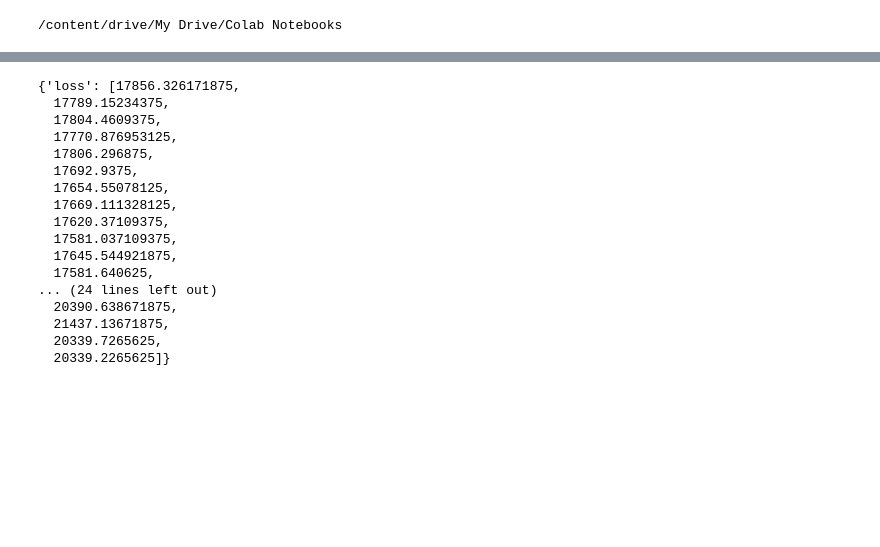
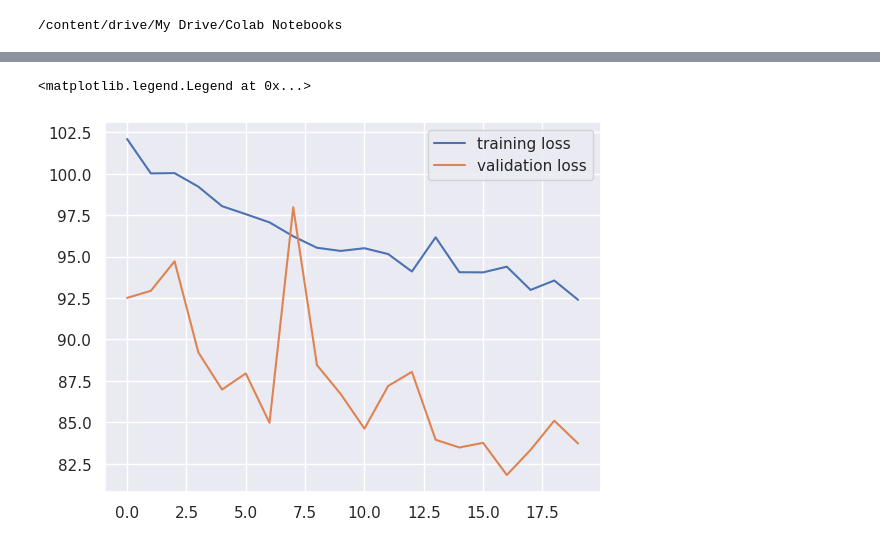
Before and after one commit to blackshield-01/PiC16BGroupProject, a Jupyter notebook: neural_network_test.ipynb, the cells around one changed output, grey strips where cells are left out. Cells and saved outputs as stored; diff of their text form; code cells hidden in the pictures; blank space fills up the shorter version.

```diff
--- a/neural_network_test.ipynb
+++ b/neural_network_test.ipynb
@@ -58,3 +138,9 @@ X_train, X_test, y_train, y_test = train_test_split(X, y, test_size = 0.3)
+# %%
+X = flights[['Date', 'Company Name', 'Stops', 'Duration', 'DayOfWeek', 'Month']]
+X = np.array(X)
+y = flights['Price']
+
+X_train, X_test, y_train, y_test = train_test_split(X, y, test_size = 0.2)
 # %%
 X
 # %% [output]
@@ -75,6 +161,7 @@ model = tf.keras.models.Sequential([
     layers.Dropout(.2),
     layers.Dense(500, activation = 'relu'),
     layers.Dropout(.2),
+    layers.Dense(500, activation = 'relu'),
     layers.Dense(1)
 ])
 # %%
@@ -102,23 +189,10 @@ Epoch 20/20
-# %%
-history.history
-# %% [output]
-{'loss': [17856.326171875,
-  17789.15234375,
-  17804.4609375,
-  17770.876953125,
-  17806.296875,
-  17692.9375,
-  17654.55078125,
-  17669.111328125,
-  17620.37109375,
-  17581.037109375,
-  17645.544921875,
-  17581.640625,
-... (24 lines left out)
-  20390.638671875,
-  21437.13671875,
-  20339.7265625,
-  20339.2265625]}
+# %%
+plt.plot(history.history['loss'],label='training loss')
+plt.plot(history.history['val_loss'],label='validation loss')
+plt.legend()
+# %% [output]
+<matplotlib.legend.Legend at 0x...>
+[figure, added]
 # %%
 model.evaluate(X_test, y_test, verbose = 2)
 # %% [output]
```
Also changed, not shown: parts of 24 cells of this notebook.
